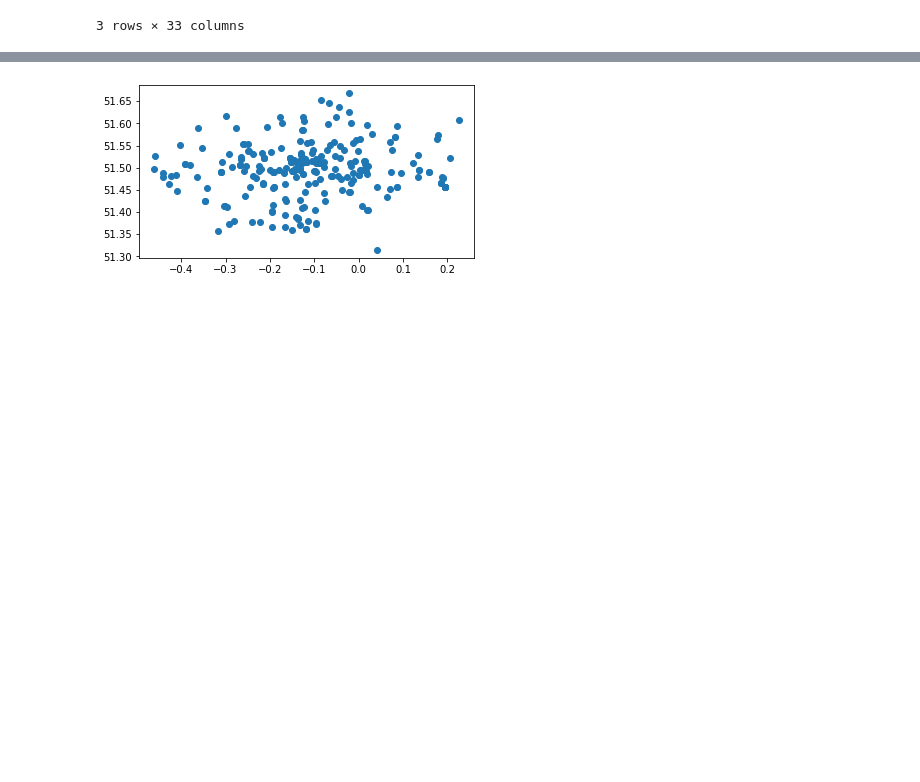
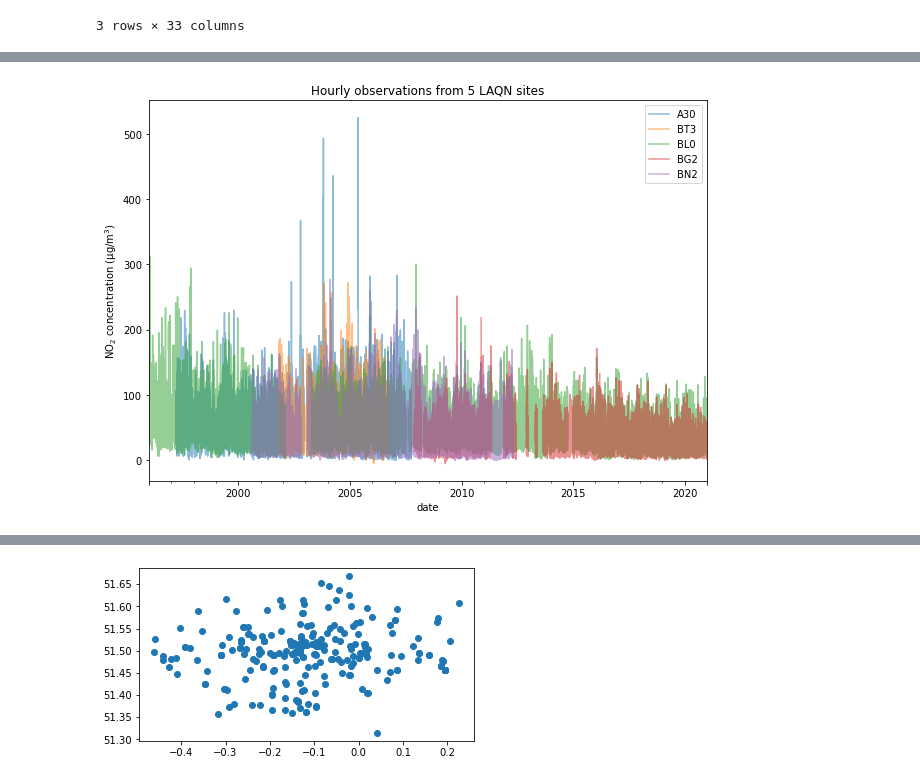
Before and after one commit to michellewl/AQmortality, a Jupyter notebook: mortality_model/borough_analysis.ipynb, the cells around one changed output, grey strips where cells are left out. Cells and saved outputs as stored; diff of their text form; code cells hidden in the pictures; blank space fills up the shorter version.

Commit message:
LAQN data gaps plots

```diff
--- a/mortality_model/borough_analysis.ipynb
+++ b/mortality_model/borough_analysis.ipynb
@@ -59,5 +32,5 @@ income_df.head(3)
 | 1999-01-01 | 82581.0 | 11418.0 | 19458.0 | 12110.0 | 14953.0 | 12042.0 | 14019.0 | 17510.0 | 9154.0 | ... |
 3 rows × 33 columns
 # %%
-# NO2_df = NO2.read("laqn-raw")
-# NO2_df.head(3)
+NO2_df = NO2.read("laqn-raw")
+NO2_df.head(3)
@@ -63,0 +44,8 @@ income_df.head(3)
+# %%
+NO2_df[NO2_df.columns[0:5]].plot(alpha=0.5, figsize=(10,7))
+plt.ylabel("NO$_2$ concentration (µg/m$^3$)")
+plt.xlabel("date")
+plt.title("Hourly observations from 5 LAQN sites")
+plt.show()
+# %% [output]
+[figure, added]
```
Also changed, not shown: parts of 3 cells of this notebook, 1 other file.
